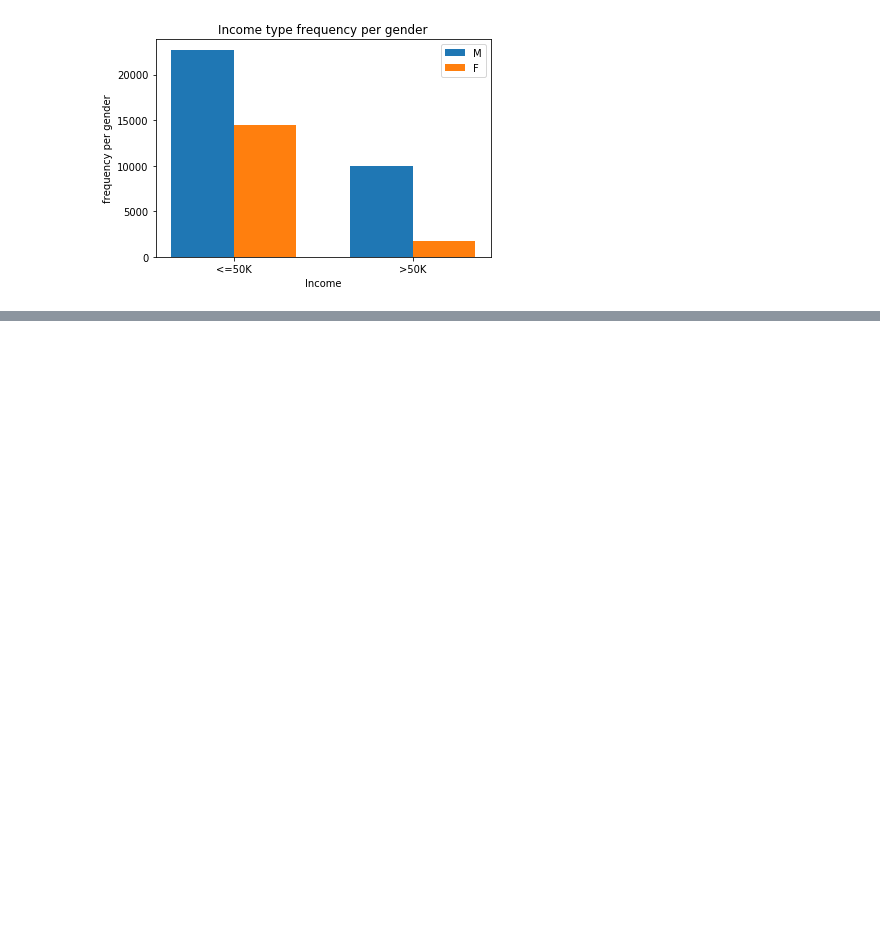
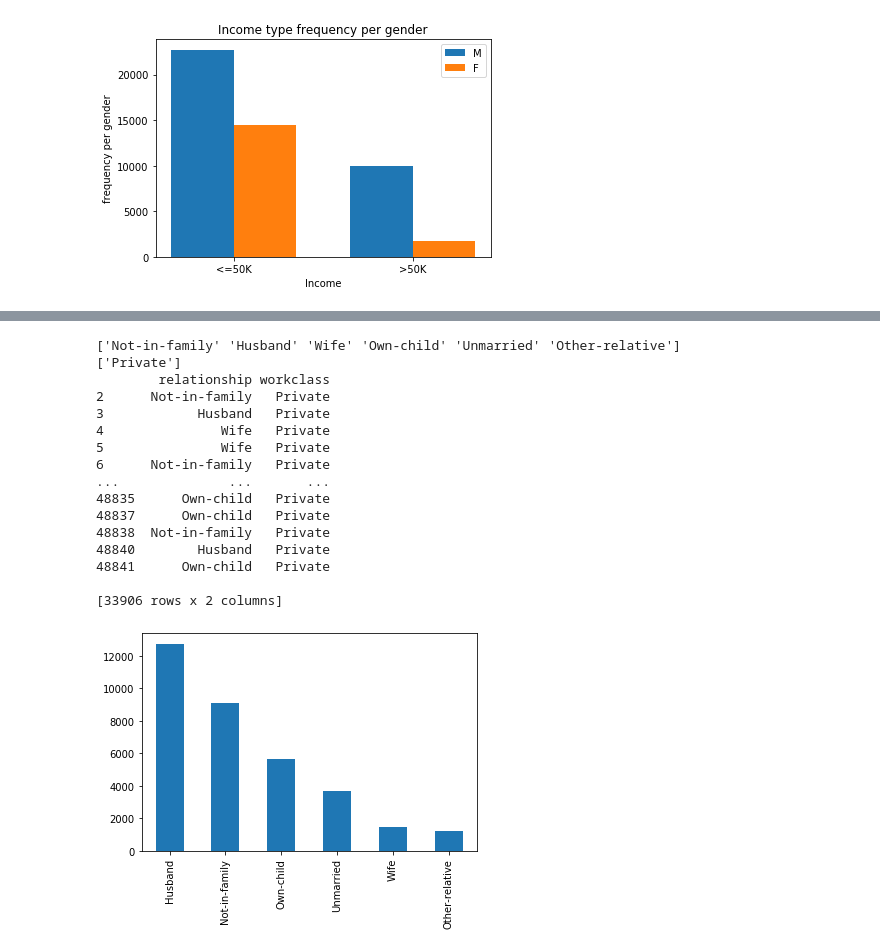
Before and after one commit to DandDevy/dataAnalyticsProject1, a Jupyter notebook: project.ipynb, the cells around one changed output, grey strips where cells are left out. Saved outputs shown, nothing was run; the diff lists cells and outputs as text; code cells hidden in the pictures; blank space fills up the shorter version.

```diff
--- a/project.ipynb
+++ b/project.ipynb
@@ -393,0 +437,34 @@ Name: occupation, Length: 91, dtype: int64
+# %%
+def task11():
+    t11df = dataframeFromCSV.copy()[["relationship","workclass"]]
+    t11df = t11df.dropna()
+    t11df["relationship"] = t11df["relationship"].str.replace(" ", "")
+
+    t11df["workclass"] = t11df["workclass"].str.replace(" ", "")
+    t11df = t11df[t11df["workclass"] == 'Private']
+
+    print(t11df["relationship"].unique())
+    print(t11df["workclass"].unique())
+    fig, ax = plt.subplots()
+    t11df["relationship"].value_counts().plot(kind='bar')
+
+    print(t11df)
+task11()
+# %% [output]
+['Not-in-family' 'Husband' 'Wife' 'Own-child' 'Unmarried' 'Other-relative']
+['Private']
+        relationship workclass
+2      Not-in-family   Private
+3            Husband   Private
+4               Wife   Private
+5               Wife   Private
+6      Not-in-family   Private
+...              ...       ...
+48835      Own-child   Private
+48837      Own-child   Private
+48838  Not-in-family   Private
+48840        Husband   Private
+48841      Own-child   Private
+
+[33906 rows x 2 columns]
+[figure, added]
```
Also changed, not shown: parts of 2 cells of this notebook.
